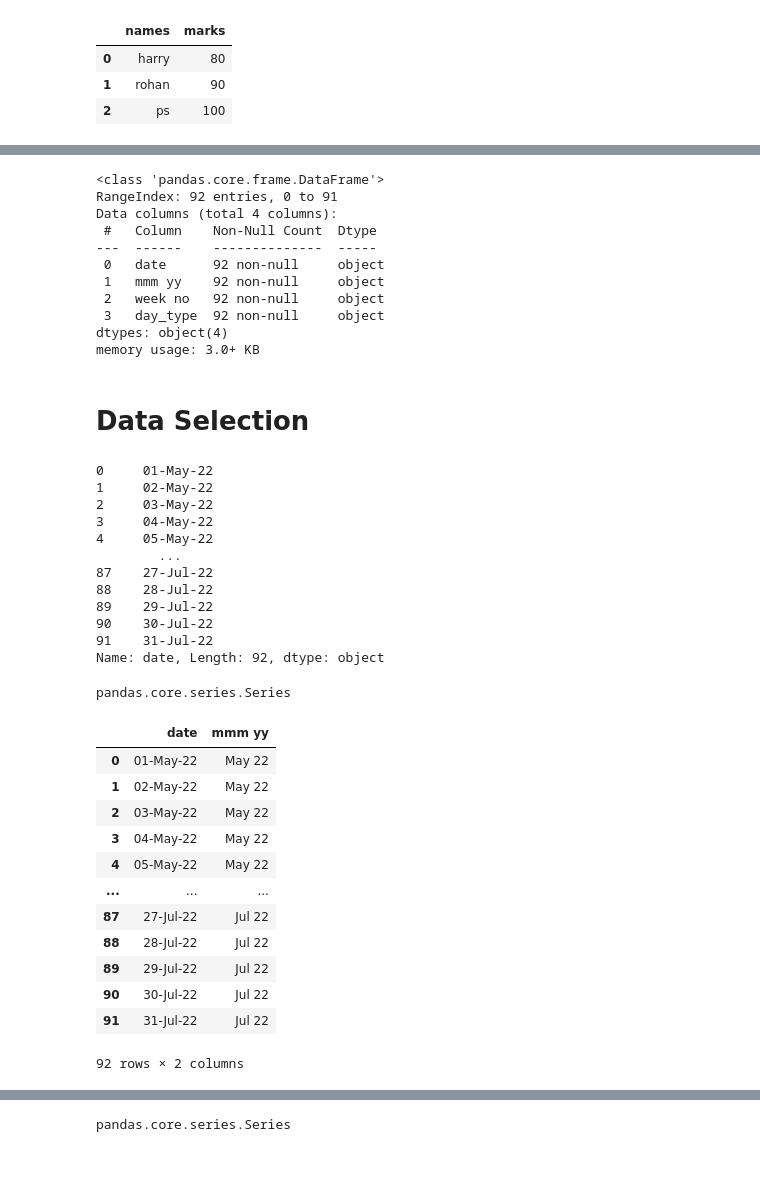
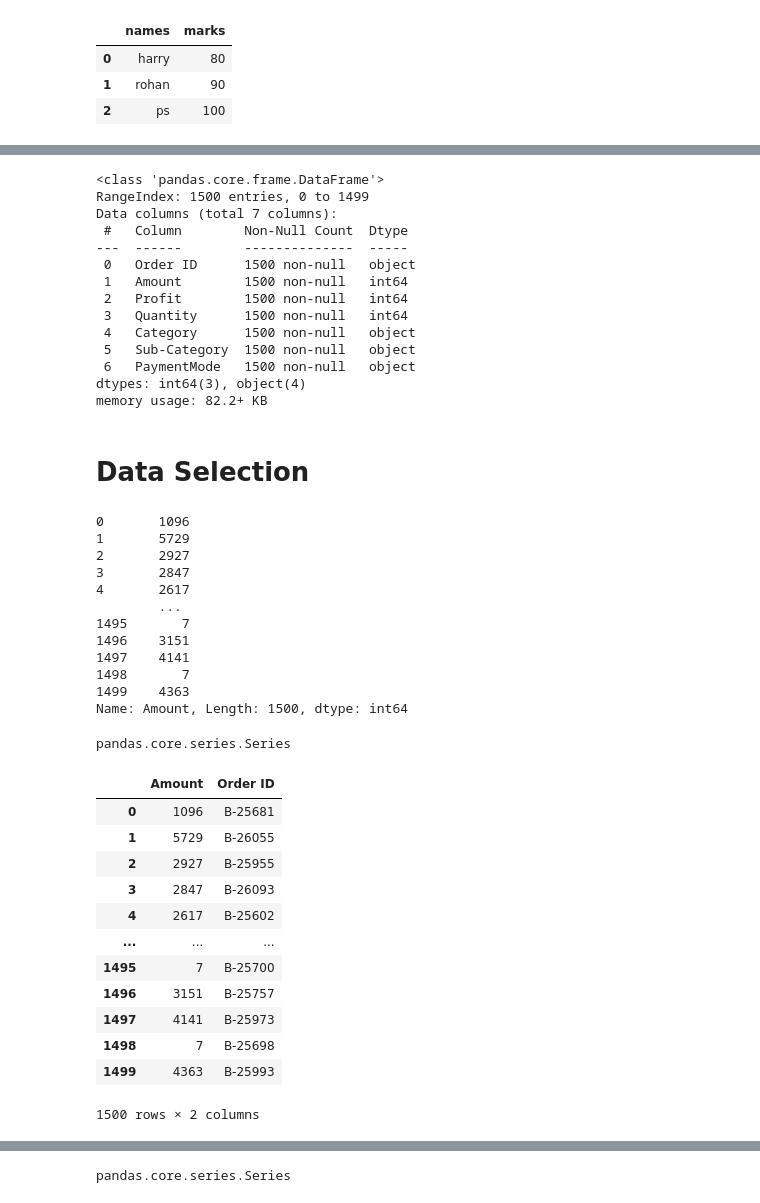
Before and after one commit to priyanshusaini566/ATM-Project, a Jupyter notebook: pandas/sample.ipynb, the cells around one changed output, grey strips where cells are left out. Cells and saved outputs as stored; diff of their text form; code cells hidden in the pictures; blank space fills up the shorter version.

```diff
--- a/pandas/sample.ipynb
+++ b/pandas/sample.ipynb
@@ -29,7 +29,7 @@ df
 | 1 | rohan | 90 |
 | 2 | ps | 100 |
 # %%
-df=pd.read_csv("dim_date.csv")
+df=pd.read_csv("Details.csv")
 # %%
 df
 # %% [output]
@@ -76,31 +80,34 @@ df.describe()
 df.info()
 # %% [output]
 <class 'pandas.core.frame.DataFrame'>
-RangeIndex: 92 entries, 0 to 91
-Data columns (total 4 columns):
- #   Column    Non-Null Count  Dtype
----  ------    --------------  -----
- 0   date      92 non-null     object
- 1   mmm yy    92 non-null     object
- 2   week no   92 non-null     object
- 3   day_type  92 non-null     object
-dtypes: object(4)
-memory usage: 3.0+ KB
+RangeIndex: 1500 entries, 0 to 1499
+Data columns (total 7 columns):
+ #   Column        Non-Null Count  Dtype
+---  ------        --------------  -----
+ 0   Order ID      1500 non-null   object
+ 1   Amount        1500 non-null   int64
+ 2   Profit        1500 non-null   int64
+ 3   Quantity      1500 non-null   int64
+ 4   Category      1500 non-null   object
+ 5   Sub-Category  1500 non-null   object
+ 6   PaymentMode   1500 non-null   object
+dtypes: int64(3), object(4)
+memory usage: 82.2+ KB
 # %% [markdown]
 # Data Selection
 # %%
-df["date"]
+df["Amount"]
 # %% [output]
-0     01-May-22
-1     02-May-22
-2     03-May-22
-3     04-May-22
-4     05-May-22
+0       1096
+1       5729
+2       2927
+3       2847
+4       2617
         ...
-87    27-Jul-22
-88    28-Jul-22
-89    29-Jul-22
-90    30-Jul-22
-91    31-Jul-22
-Name: date, Length: 92, dtype: object
+1495       7
+1496    3151
+1497    4141
+1498       7
+1499    4363
+Name: Amount, Length: 1500, dtype: int64
 # %%
@@ -108,21 +115,21 @@ type(df["date"])
 # %% [output]
 pandas.core.series.Series
 # %%
-df[["date","mmm yy"]]
+df[["Amount","Order ID"]]
 # %% [output]
-|  | date | mmm yy |
-| 0 | 01-May-22 | May 22 |
-| 1 | 02-May-22 | May 22 |
-| 2 | 03-May-22 | May 22 |
-| 3 | 04-May-22 | May 22 |
-| 4 | 05-May-22 | May 22 |
+|  | Amount | Order ID |
+| 0 | 1096 | B-25681 |
+| 1 | 5729 | B-26055 |
+| 2 | 2927 | B-25955 |
+| 3 | 2847 | B-26093 |
+| 4 | 2617 | B-25602 |
 | ... | ... | ... |
-| 87 | 27-Jul-22 | Jul 22 |
-| 88 | 28-Jul-22 | Jul 22 |
-| 89 | 29-Jul-22 | Jul 22 |
-| 90 | 30-Jul-22 | Jul 22 |
-| 91 | 31-Jul-22 | Jul 22 |
+| 1495 | 7 | B-25700 |
+| 1496 | 3151 | B-25757 |
+| 1497 | 4141 | B-25973 |
+| 1498 | 7 | B-25698 |
+| 1499 | 4363 | B-25993 |
-92 rows × 2 columns
+1500 rows × 2 columns
 # %%
 df.iloc[1]
 # %% [output]
```
Also changed, not shown: parts of 36 cells of this notebook, 5 other files.
